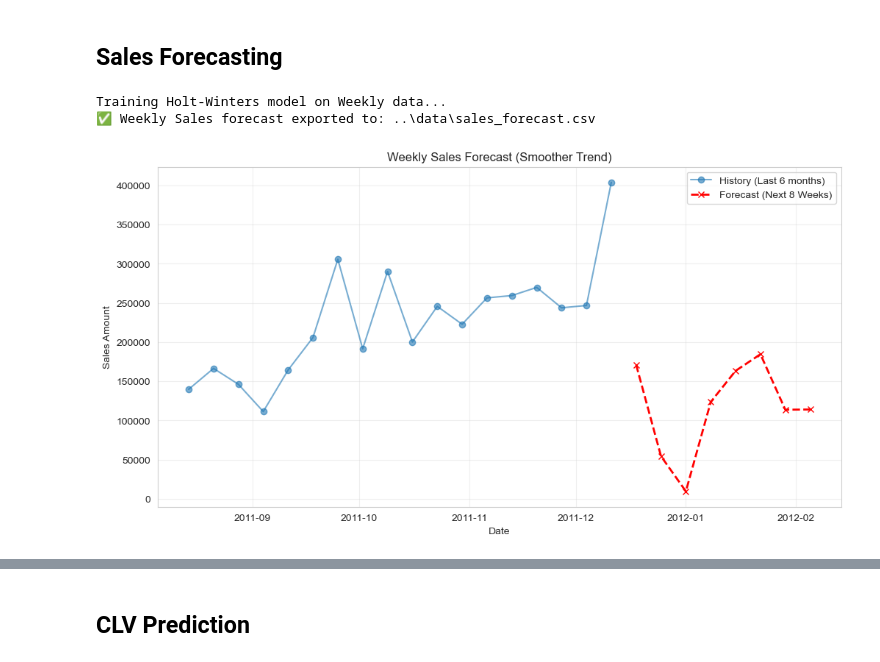
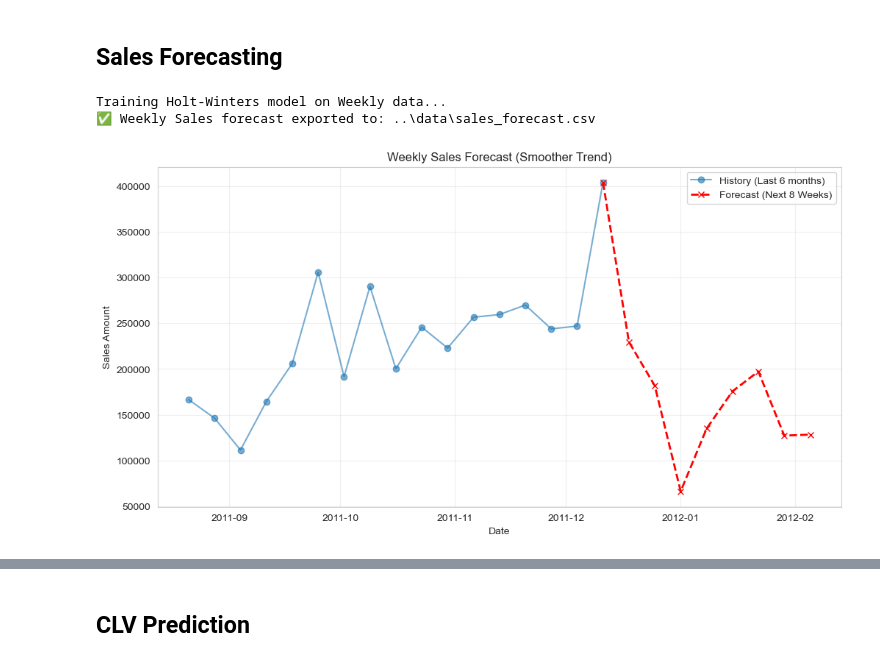
Before and after one commit to user-w-ui/Online-Retail-Analysis, a Jupyter notebook: code/02_Modeling_Analysis.ipynb, the cells around one changed output, grey strips where cells are left out. Cells and saved outputs as stored; diff of their text form; code cells hidden in the pictures.

```diff
--- a/code/02_Modeling_Analysis.ipynb
+++ b/code/02_Modeling_Analysis.ipynb
@@ -883,6 +883,7 @@ df_clean['InvoiceDate'] = pd.to_datetime(df_clean['InvoiceDate'])
 
 # Resample to Weekly ('W')
 weekly_sales = df_clean.set_index('InvoiceDate')['TotalPrice'].resample('W').sum()
+weekly_sales = weekly_sales[weekly_sales > 0]
 # ---------------------------------------------------------
 # 2. Model Training
 # ---------------------------------------------------------
@@ -905,14 +906,19 @@ model = ExponentialSmoothing(
 forecast_weeks = 8
 forecast_values = model.forecast(forecast_weeks)
 
+# Adding the first week to forecasted values
+last_date = weekly_sales.index[-1]
+future_dates = pd.date_range(start=last_date + pd.Timedelta(weeks=1), periods=forecast_weeks, freq='W')
+forecast_values = pd.Series(forecast_values.values, index=future_dates)
+last_actual_point = weekly_sales.iloc[-1:]
+forecast_values = pd.concat([last_actual_point, forecast_values])
+
 # ---------------------------------------------------------
 # 4. Export
 # ---------------------------------------------------------
 forecast_df = pd.DataFrame({
     'Date': forecast_values.index,
     'Predicted_Sales': forecast_values.values,
-    'Lower_Bound': 0,
-    'Upper_Bound': 0
 })
 
 output_dir = os.path.join('..', 'data')
@@ -922,32 +928,36 @@ if not os.path.exists(output_dir):
 # Combine historical and forecast data for export
 historical_df = pd.DataFrame({
     'Date': weekly_sales.index,
     'Actual_Sales': weekly_sales.values
 })
+# to makes historical and forecast data ends meet,
+# let the earliest forecast date be the lastest week's data of historical date
+last_actual_point = weekly_sales.iloc[-1:]
+forecast_values = pd.concat([last_actual_point, forecast_values])
 
 # Combine historical and forecast data
 combined_df = pd.concat([historical_df, forecast_df], ignore_index=True)
 
 # Save as sales_forecast.csv
 sales_forecast_path = os.path.join(output_dir, 'sales_forecast.csv')
 combined_df.to_csv(sales_forecast_path, index=False)
 
 print(f"✅ Weekly Sales forecast exported to: {sales_forecast_path}")
 
 # Plot: Only show the last 6 months and future forecast for clearer trend visualization
 plt.figure(figsize=(12, 6))
 # Plot historical data for the last 26 weeks (6 months)
 plt.plot(combined_df['Date'].iloc[-26:], combined_df['Actual_Sales'].iloc[-26:], label='History (Last 6 months)', marker='o', alpha=0.6)
 # Plot forecast data
-plt.plot(combined_df['Date'].iloc[-8:], combined_df['Predicted_Sales'].iloc[-8:], label='Forecast (Next 8 Weeks)', color='red', linestyle='--', marker='x', linewidth=2)
+plt.plot(combined_df['Date'].iloc[-9:], combined_df['Predicted_Sales'].iloc[-9:], label='Forecast (Next 8 Weeks)', color='red', linestyle='--', marker='x', linewidth=2)
 
 plt.legend()
 plt.title("Weekly Sales Forecast (Smoother Trend)")
 plt.xlabel("Date")
 plt.ylabel("Sales Amount")
 plt.grid(True, alpha=0.3)
 plt.show()
 # %% [output]
 Training Holt-Winters model on Weekly data...
 ✅ Weekly Sales forecast exported to: ..\data\sales_forecast.csv
-[figure, old version]
+[figure, new version]
```
Also changed, not shown: parts of 2 cells of this notebook, 1 other file.
